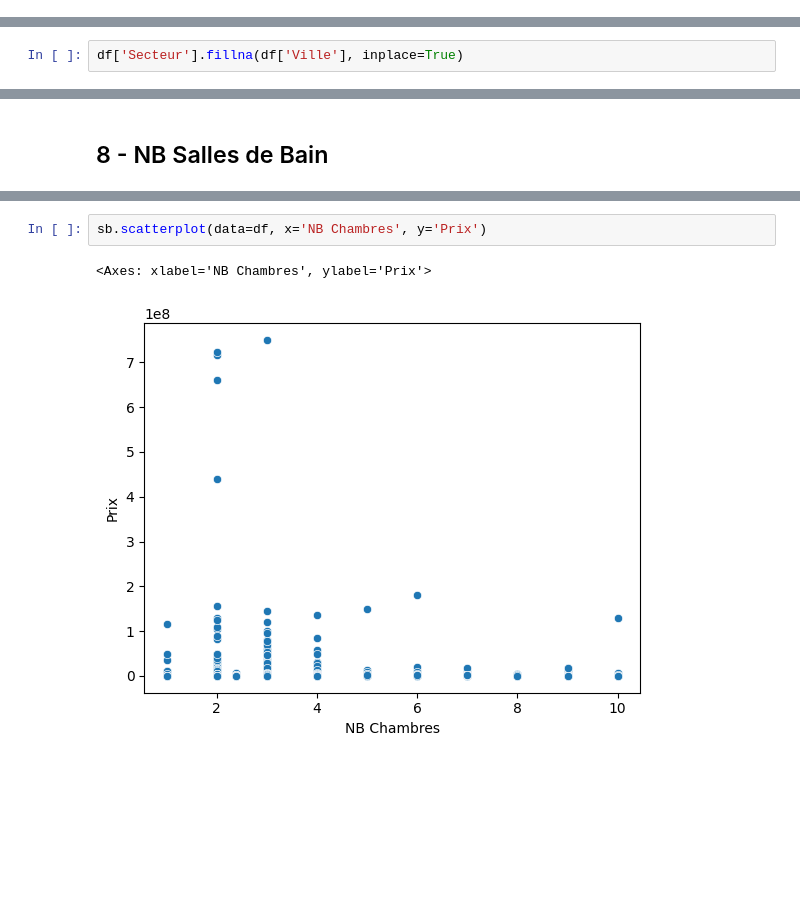
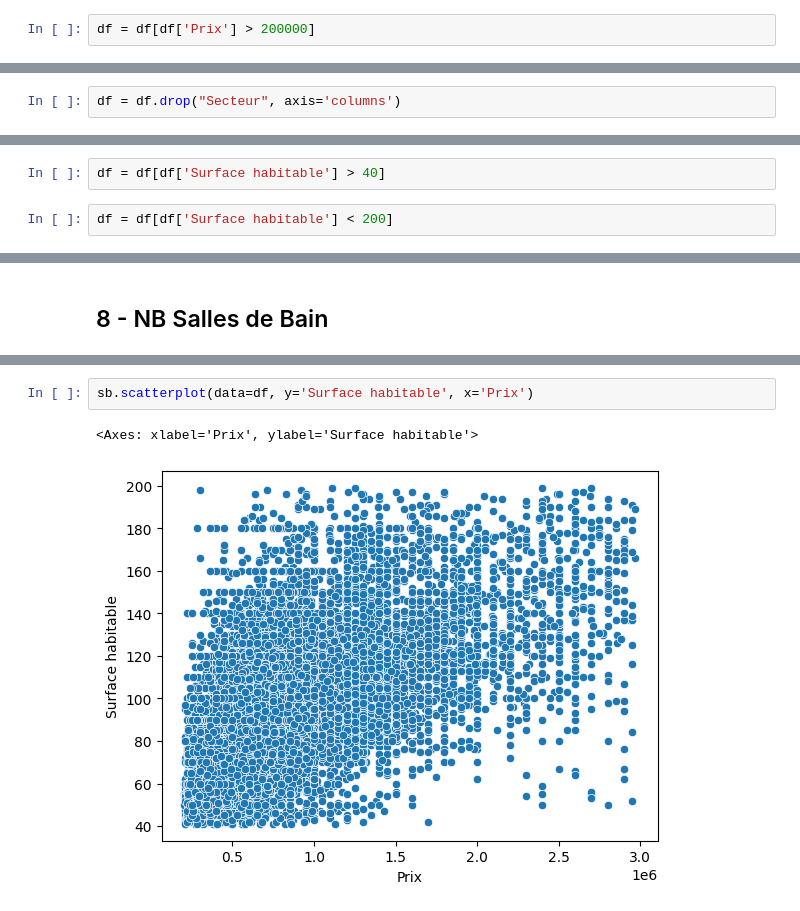
Before and after one commit to WailBouhadda/Apartment-Price-Prediction---Data-Mining, a Jupyter notebook: Data_Preprocessing.ipynb, the cells around one changed output, grey strips where cells are left out. Saved outputs shown, nothing was run; the diff lists cells and outputs as text; blank space fills up the shorter version.

Commit message:
visualisation

```diff
--- a/Data_Preprocessing.ipynb
+++ b/Data_Preprocessing.ipynb
@@ -149,3 +167,5 @@ See the caveats in the documentation: https://pandas.pydata.org/pandas-docs/stab
+# %%
+df = df[df['Prix'] > 200000]
 # %% [markdown]
 ## 2 - Ville
 # %%
@@ -227,2 +243,2 @@ df.loc[df['Secteur'] == 'Autre secteur', 'Secteur'] = df['Ville']
 # %%
-df['Secteur'].fillna(df['Ville'], inplace=True)
+df = df.drop("Secteur", axis='columns')
@@ -293,3 +276,7 @@ See the caveats in the documentation: https://pandas.pydata.org/pandas-docs/stab
+# %%
+df = df[df['Surface habitable'] > 40]
+# %%
+df = df[df['Surface habitable'] < 200]
 # %% [markdown]
 ## 6 - NB Salons
 # %%
@@ -418,8 +350,8 @@ sb.boxplot(data=df[['Surface habitable']])
 # %%
-sb.scatterplot(data=df, x='NB Chambres', y='Prix')
+sb.scatterplot(data=df, y='Surface habitable', x='Prix')
 # %% [output]
-<Axes: xlabel='NB Chambres', ylabel='Prix'>
+<Axes: xlabel='Prix', ylabel='Surface habitable'>
-[figure, old version]
+[figure, new version]
 # %%
 import matplotlib.pyplot as plt
 plt.figure()
```
Also changed, not shown: parts of 58 cells of this notebook, 10 other files.
